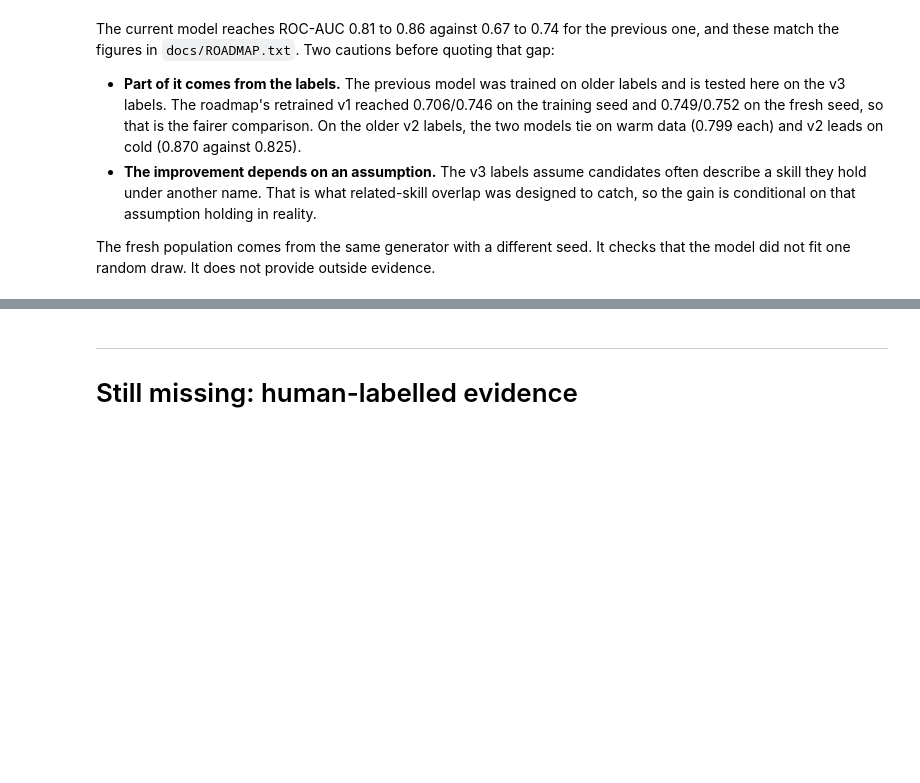
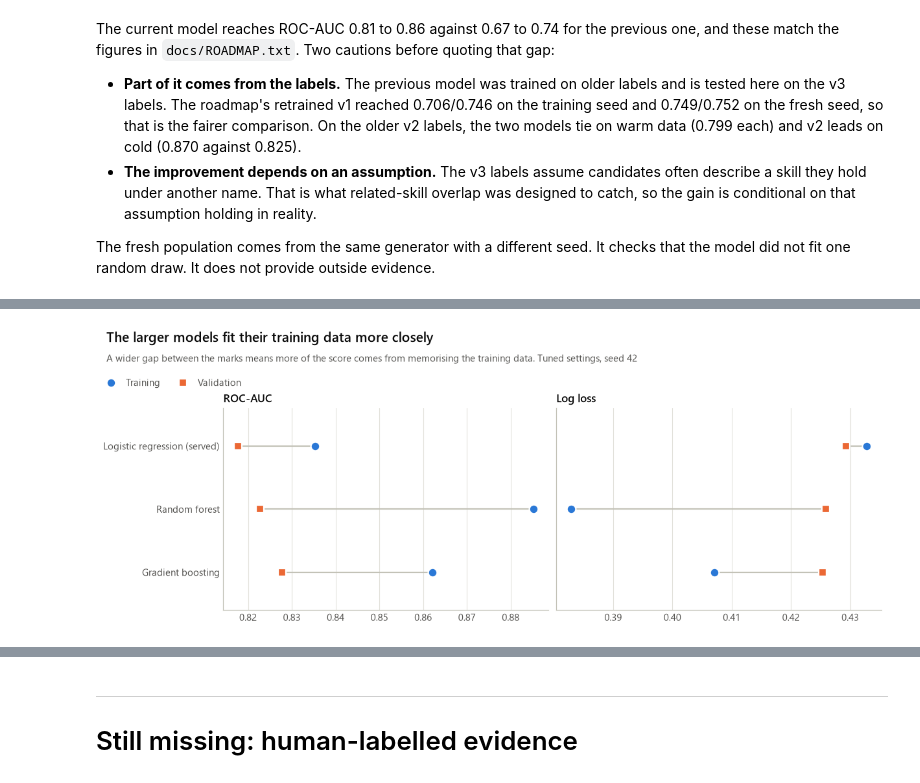
Before and after one commit to DiorWachira/Hybrid-AI-Powered-Matching-and-Recommendation-Engine, a Jupyter notebook: notebooks/model_visuals.ipynb, the cells around one changed output, grey strips where cells are left out. Saved outputs shown, nothing was run; the diff lists cells and outputs as text; code cells hidden in the pictures; blank space fills up the shorter version.

```diff
--- a/notebooks/model_visuals.ipynb
+++ b/notebooks/model_visuals.ipynb
@@ -1124,0 +1306,38 @@ display(generations.drop(columns=["tp", "fp", "fn", "tn"]).round(3))
+# %%
+def node_count(name):
+    model = fitted[name].model
+    if name == "random_forest":
+        return sum(tree.tree_.node_count for tree in model.estimators_)
+    return sum(tree.tree_.node_count for stage in model.estimators_ for tree in stage)
+
+
+rows = []
+for name, (title, _, _) in ALGORITHMS.items():
+    scores = pairs[name].to_numpy()
+    rows.append({
+        "model": title, "train_auc": auc(y[in_train], scores[in_train]), "validation_auc": auc(y[in_validation], scores[in_validation]),
+        "train_log_loss": loss_of(y[in_train], scores[in_train]), "validation_log_loss": loss_of(y[in_validation], scores[in_validation]),
+        "size_weights_or_tree_nodes": 4 if name == "hybrid" else node_count(name),
+    })
+fit_table = pd.DataFrame(rows).set_index("model")
+fit_table["auc_gap"] = fit_table.train_auc - fit_table.validation_auc
+fit_table["log_loss_gap"] = fit_table.validation_log_loss - fit_table.train_log_loss
+
+figure, axes = plt.subplots(1, 2, figsize=(11, 3.3), layout="constrained", sharey=True)
+positions = np.arange(len(fit_table))[::-1]
+for axis, (train_column, validation_column, title, digits) in zip(axes, (("train_auc", "validation_auc", "ROC-AUC", 3), ("train_log_loss", "validation_log_loss", "Log loss", 3))):
+    for position, (_, row) in zip(positions, fit_table.iterrows()):
+        axis.plot([row[train_column], row[validation_column]], [position, position], color=AXIS, linewidth=1.4, zorder=1)
+    axis.plot(fit_table[train_column], positions, "o", color=TRAIN_COLOUR, markersize=9, markeredgecolor=SURFACE, markeredgewidth=1.5, zorder=3, label="Training")
+    axis.plot(fit_table[validation_column], positions, "s", color=VALIDATION_COLOUR, markersize=8, markeredgecolor=SURFACE, markeredgewidth=1.5, zorder=3, label="Validation")
+    axis.set_yticks(positions, fit_table.index)
+    axis.set_ylim(-0.6, len(fit_table) - 0.4)
+    axis.set_title(title)
+    axis.grid(True, axis="x")
+    axis.set_axisbelow(True)
+top_legend(figure, columns=2)
+headed(figure, "The larger models fit their training data more closely", "A wider gap between the marks means more of the score comes from memorising the training data. Tuned settings, seed 42")
+show(figure, "20_overfitting_by_algorithm")
+display(fit_table.round(3))
+# %% [output]
+[figure, added]
```
Also changed, not shown: parts of 15 cells of this notebook, 5 other files.
